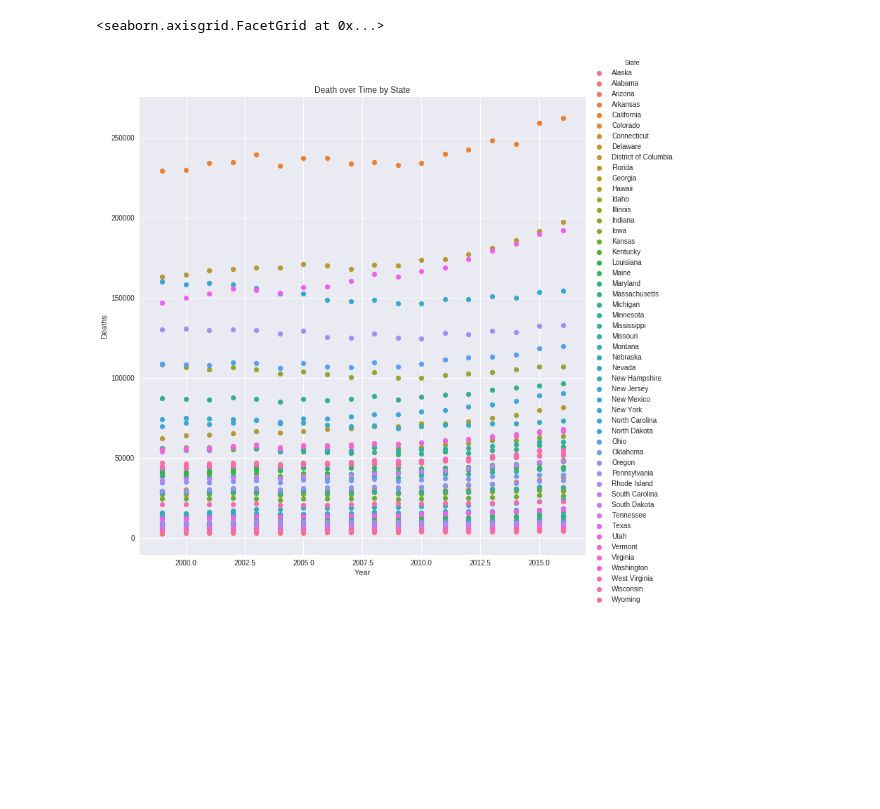
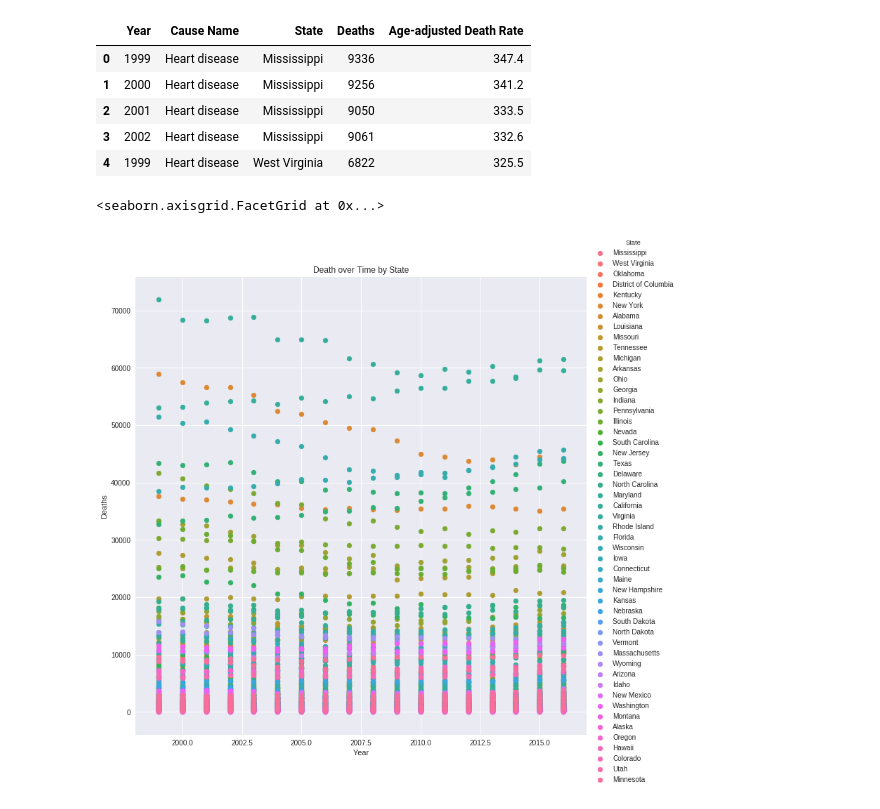
Before and after one commit to lanceeeaton/Leading_Causes_of_Death, a Jupyter notebook: Leading_Causes_of_Death.ipynb, the cells around one changed output. Drawn from its saved outputs; the diff is of its cells as text; code cells hidden in the pictures; blank space fills up the shorter version.

```diff
--- a/Leading_Causes_of_Death.ipynb
+++ b/Leading_Causes_of_Death.ipynb
@@ -19,12 +10,21 @@ df = df.loc[np.logical_and(df['State'] != 'United States',df['Cause Name'] != 'A
 causes = df['Cause Name'].unique()
 states = df['State'].unique()
 years = df['Year'].unique()
+# %%
+df.head()
+# %% [output]
+|  | Year | Cause Name | State | Deaths | Age-adjusted Death Rate |
+| 0 | 1999 | Heart disease | Mississippi | 9336 | 347.4 |
+| 1 | 2000 | Heart disease | Mississippi | 9256 | 341.2 |
+| 2 | 2001 | Heart disease | Mississippi | 9050 | 333.5 |
+| 3 | 2002 | Heart disease | Mississippi | 9061 | 332.6 |
+| 4 | 1999 | Heart disease | West Virginia | 6822 | 325.5 |
 # %%
-grid = sns.FacetGrid(all_causes,hue='State',size = 10)
+grid = sns.FacetGrid(death_state_year_cause,hue='State',size = 10)
 sns.plt.title('Death over Time by State')
 grid.map(plt.scatter,'Year','Deaths')
 grid.add_legend()
 # %% [output]
 <seaborn.axisgrid.FacetGrid at 0x...>
-[figure, old version]
+[figure, new version]
 # %%
```
Also changed, not shown: parts of 2 cells of this notebook.
